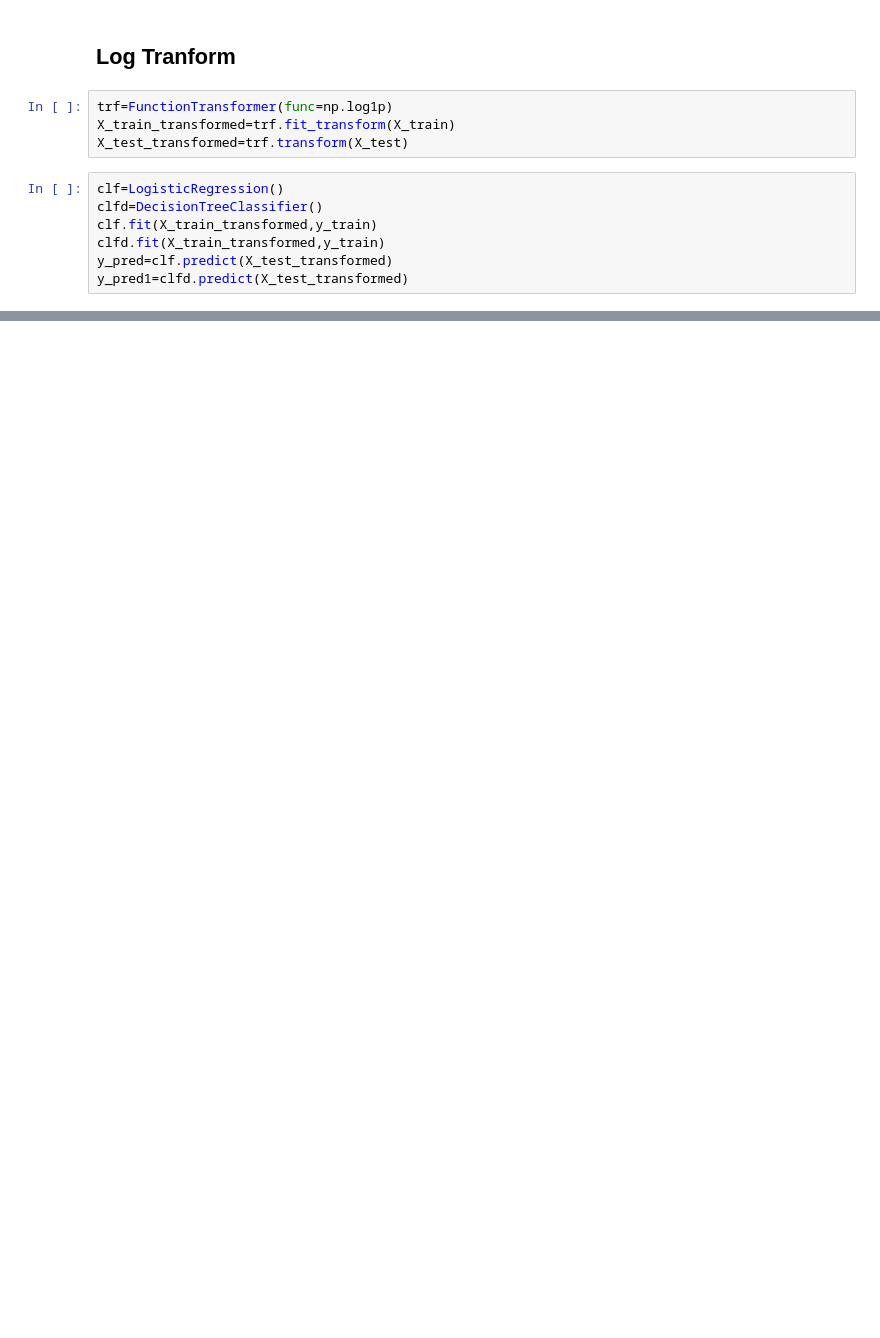
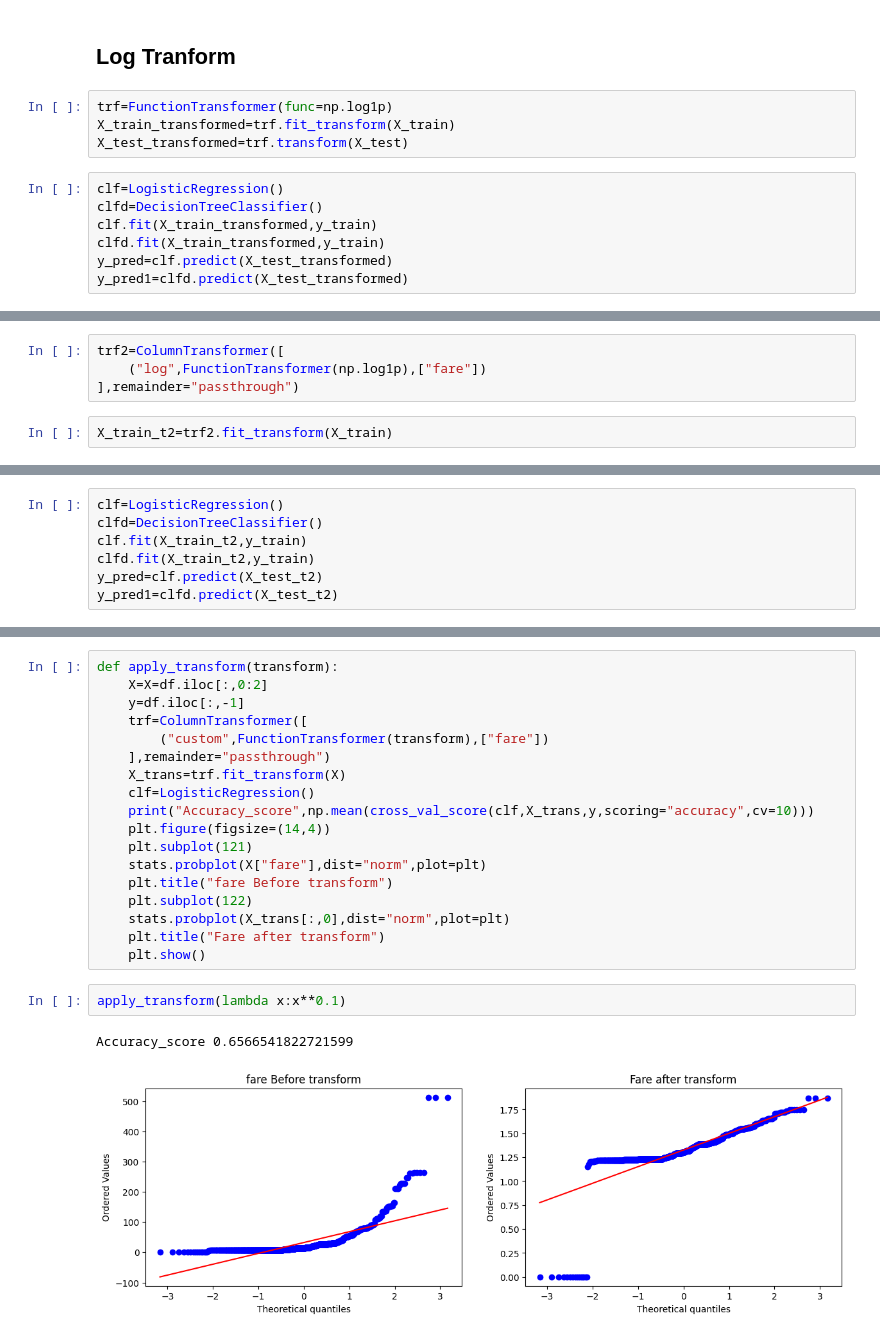
Before and after one commit to stoicsapien1/100-Days-Of-ML, a Jupyter notebook: DAY 10 FUNCTION TRANSFORMER LOG RECIPROCAL SQUARE ROOT/Function Transformer.ipynb, the cells around one changed output, grey strips where cells are left out. Drawn from its saved outputs; the diff is of its cells as text; blank space fills up the shorter version.

```diff
--- a/DAY 10 FUNCTION TRANSFORMER LOG RECIPROCAL SQUARE ROOT/Function Transformer.ipynb
+++ b/DAY 10 FUNCTION TRANSFORMER LOG RECIPROCAL SQUARE ROOT/Function Transformer.ipynb
@@ -185,0 +223,6 @@ Accuracy Decision Tree 0.6759776536312849
+# %%
+trf2=ColumnTransformer([
+    ("log",FunctionTransformer(np.log1p),["fare"])
+],remainder="passthrough")
+# %%
+X_train_t2=trf2.fit_transform(X_train)
@@ -185,0 +231,7 @@ Accuracy Decision Tree 0.6759776536312849
+# %%
+clf=LogisticRegression()
+clfd=DecisionTreeClassifier()
+clf.fit(X_train_t2,y_train)
+clfd.fit(X_train_t2,y_train)
+y_pred=clf.predict(X_test_t2)
+y_pred1=clfd.predict(X_test_t2)
@@ -185,0 +254,23 @@ Accuracy Decision Tree 0.6759776536312849
+# %%
+def apply_transform(transform):
+    X=X=df.iloc[:,0:2]
+    y=df.iloc[:,-1]
+    trf=ColumnTransformer([
+        ("custom",FunctionTransformer(transform),["fare"])
+    ],remainder="passthrough")
+    X_trans=trf.fit_transform(X)
+    clf=LogisticRegression()
+    print("Accuracy_score",np.mean(cross_val_score(clf,X_trans,y,scoring="accuracy",cv=10)))
+    plt.figure(figsize=(14,4))
+    plt.subplot(121)
+    stats.probplot(X["fare"],dist="norm",plot=plt)
+    plt.title("fare Before transform")
+    plt.subplot(122)
+    stats.probplot(X_trans[:,0],dist="norm",plot=plt)
+    plt.title("Fare after transform")
+    plt.show()
+# %%
+apply_transform(lambda x:x**0.1)
+# %% [output]
+Accuracy_score 0.6566541822721599
+[figure, added]
```
Also changed, not shown: parts of 13 cells of this notebook.
